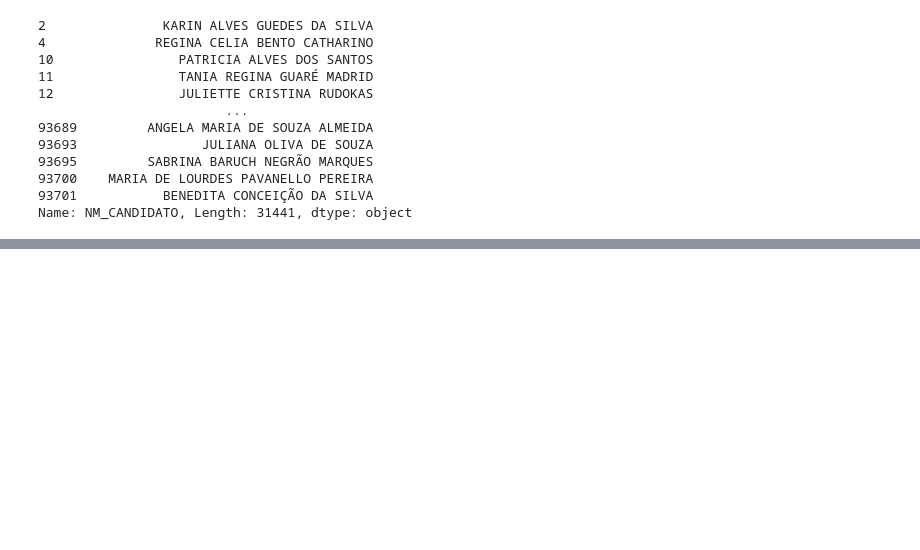
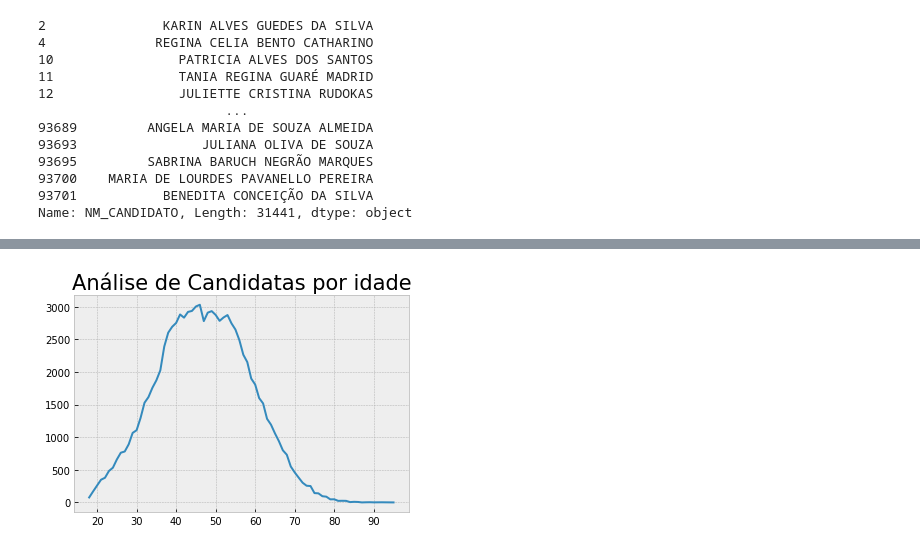
Before and after one commit to NayDev/Projeto-Python, a Jupyter notebook: Candidatas 2020.ipynb, the cells around one changed output, grey strips where cells are left out. Saved outputs shown, nothing was run; the diff lists cells and outputs as text; code cells hidden in the pictures; blank space fills up the shorter version.

```diff
--- a/Candidatas 2020.ipynb
+++ b/Candidatas 2020.ipynb
@@ -55,0 +79,6 @@ dados.iloc[0:,[17,28,38,42]]
+# %%
+df.groupby('NR_IDADE_DATA_POSSE').size().plot(kind='line').set_title('Análise de Candidatas por idade', fontsize = 21)
+plt.xlabel('')
+plt.show()
+# %% [output]
+[figure, added]
```
Also changed, not shown: parts of 5 cells of this notebook.
